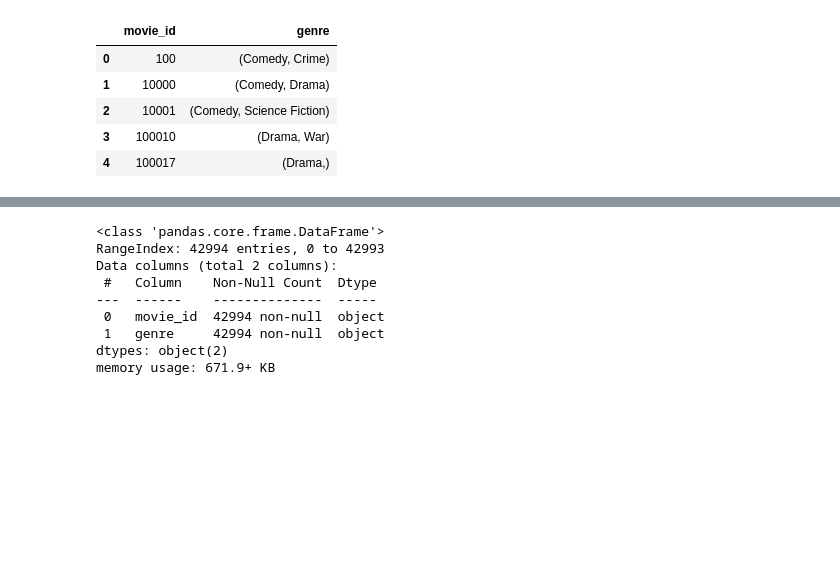
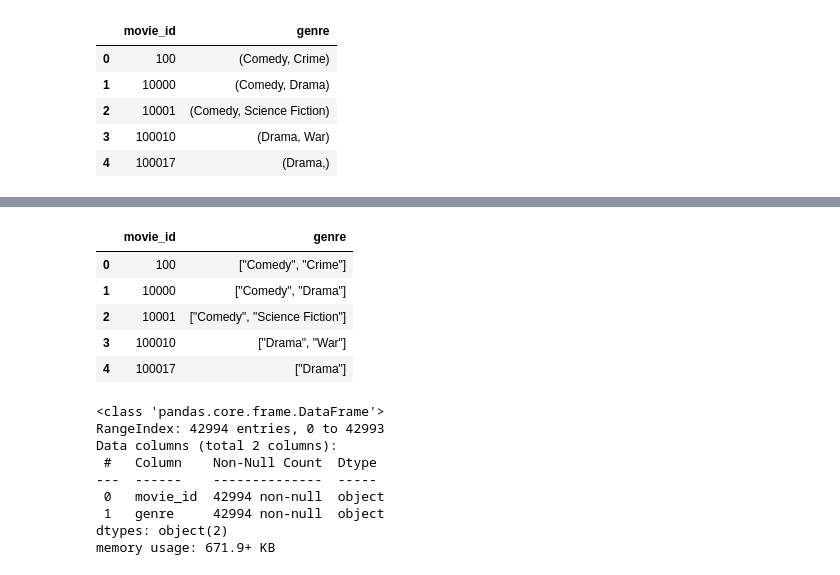
Before and after one commit to FranciscoHugoLezik/Proyecto_Peliculas, a Jupyter notebook: notebooks/ETL/movies.ipynb, the cells around one changed output, grey strips where cells are left out. Drawn from its saved outputs; the diff is of its cells as text; code cells hidden in the pictures; blank space fills up the shorter version.

```diff
--- a/notebooks/ETL/movies.ipynb
+++ b/notebooks/ETL/movies.ipynb
@@ -37,0 +62,4 @@ Name: 0, dtype: object
+# %%
+movies.drop_duplicates(
+    subset='id',
+    inplace=True)
@@ -49,8 +101,6 @@ recorte = [
     "spoken_languages"
     ]
 
-movies_recortado = (
-    movies_dataset
-    .drop(columns=recorte)
-    .copy()
-    )
+movies.drop(
+    columns=recorte,
+    inplace=True)
@@ -80,5 +111,5 @@ vote_count
 # %%
-movies_recortado.rename(
+movies.rename(
     columns={'id': 'movie_id'},
     inplace=True
     )
@@ -89,7 +120,7 @@ movies_recortado.rename(
 True
 # %%
 nested_genres = (
-    movies_recortado
+    movies
     [['genres',
       'movie_id']]
     .copy()
@@ -203,6 +250,15 @@ generos_por_pelicula.head()
 generos_por_pelicula['genre'] = (
     generos_por_pelicula['genre']
     .apply(lambda x: json.dumps(x)))
+# %%
+generos_por_pelicula.head()
+# %% [output]
+|  | movie_id | genre |
+| 0 | 100 | ["Comedy", "Crime"] |
+| 1 | 10000 | ["Comedy", "Drama"] |
+| 2 | 10001 | ["Comedy", "Science Fiction"] |
+| 3 | 100010 | ["Drama", "War"] |
+| 4 | 100017 | ["Drama"] |
 # %%
 generos_por_pelicula.info()
 # %% [output]
```
Also changed, not shown: parts of 29 cells of this notebook, 6 other files.
